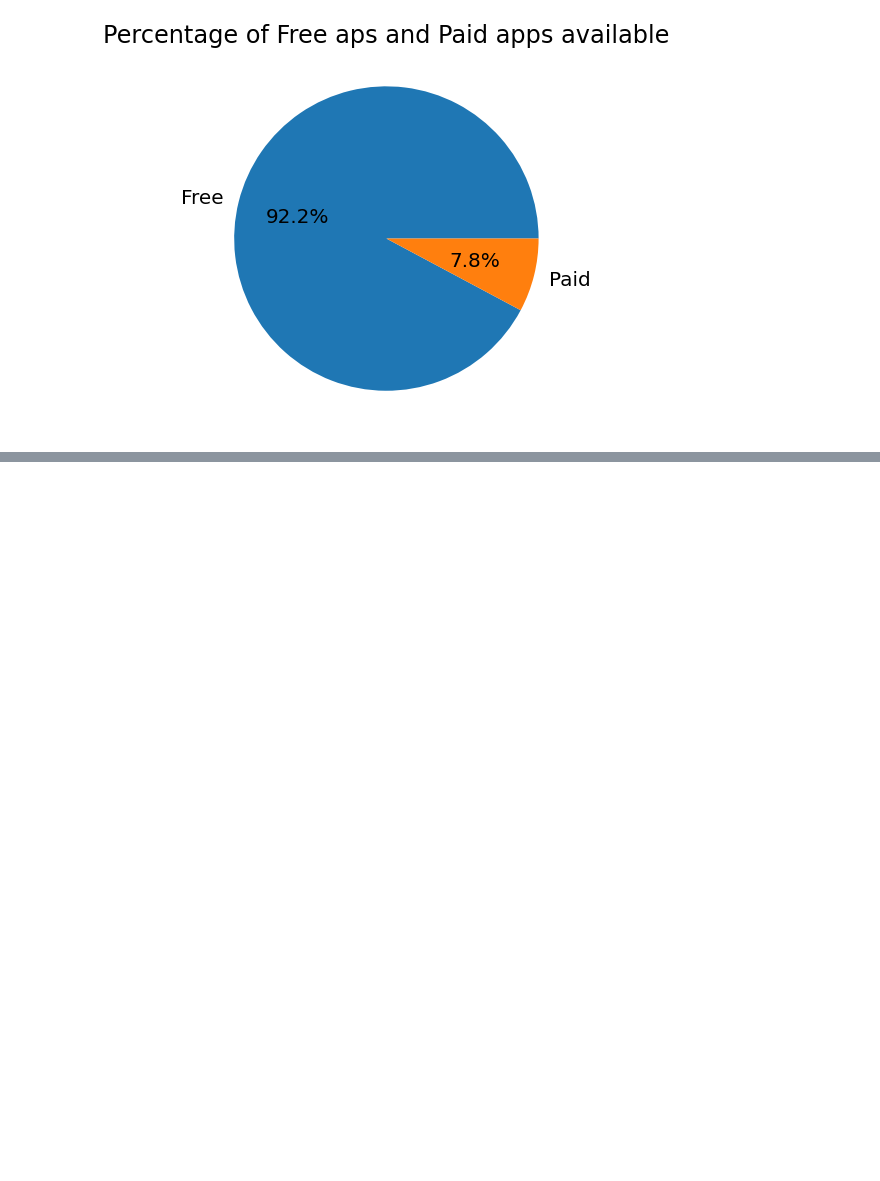
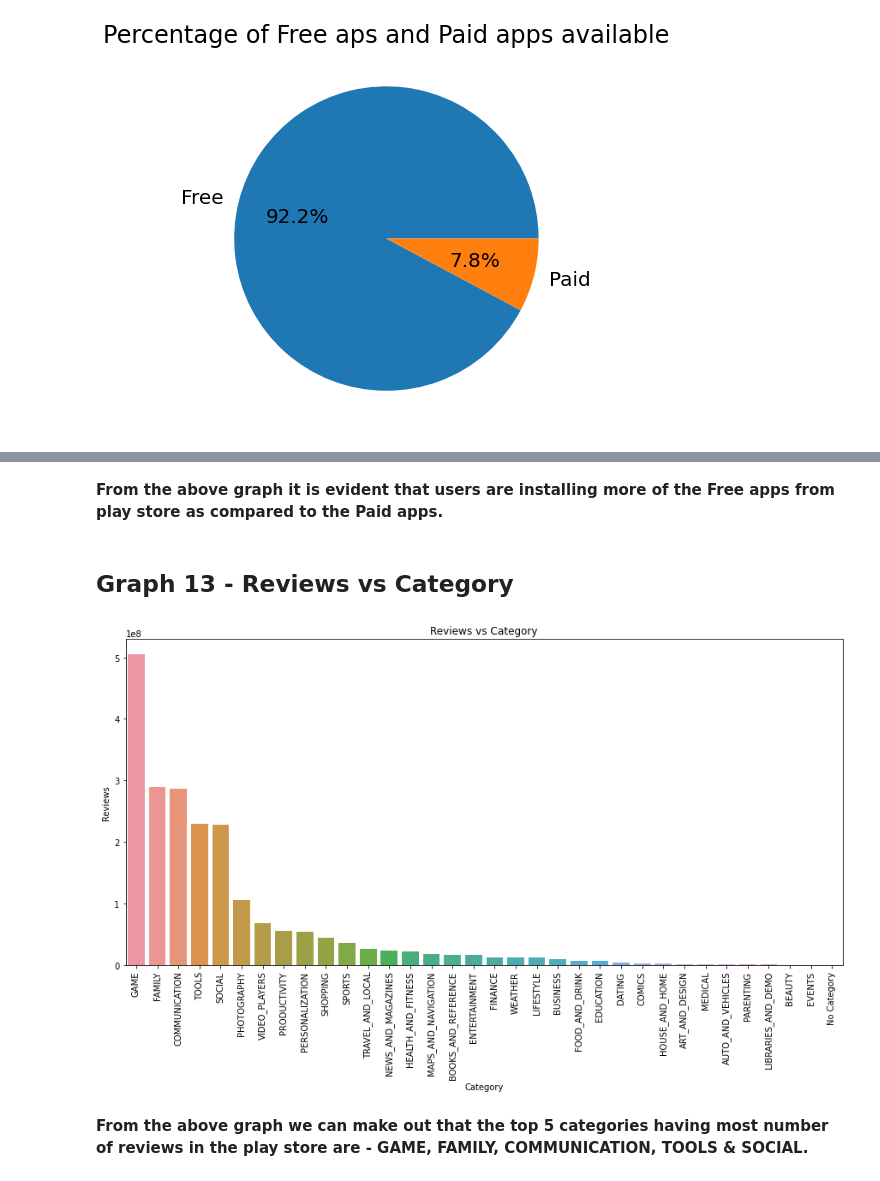
Before and after one commit to Prashant-Shaw/Play-Store-App-Review-Analysis, a Jupyter notebook: Play_Store_App_Review_Analysis_Capstone_Project.ipynb, the cells around one changed output, grey strips where cells are left out. Cells and saved outputs as stored; diff of their text form; code cells hidden in the pictures; blank space fills up the shorter version.

```diff
--- a/Play_Store_App_Review_Analysis_Capstone_Project.ipynb
+++ b/Play_Store_App_Review_Analysis_Capstone_Project.ipynb
@@ -685,0 +693,19 @@ ps_df.corr()
+# %% [markdown]
+**From the above graph it is evident that users are installing more of the Free apps from play store as compared to the Paid apps.**
+# %% [markdown]
+## **Graph 13 - Reviews vs Category**
+# %%
+#Plotting Number of Reviews vs Category.
+cat_rev_df = ps_df.groupby(['Category'])[['Reviews']].sum().reset_index()
+cat_rev_df.sort_values(by = 'Reviews', ascending = False, inplace = True)
+plt.figure(figsize=(15,7))
+plt.title("Reviews vs Category")
+sns.barplot(x = 'Category', y = 'Reviews', data = cat_rev_df)
+plt.xlabel("Category")
+plt.ylabel("Reviews")
+plt.xticks(rotation = 90)
+plt.show()
+# %% [output]
+[figure, added]
+# %% [markdown]
+**From the above graph we can make out that the top 5 categories having most number of reviews in the play store are - GAME, FAMILY, COMMUNICATION, TOOLS & SOCIAL.**
```
Also changed, not shown: parts of 27 cells of this notebook.
